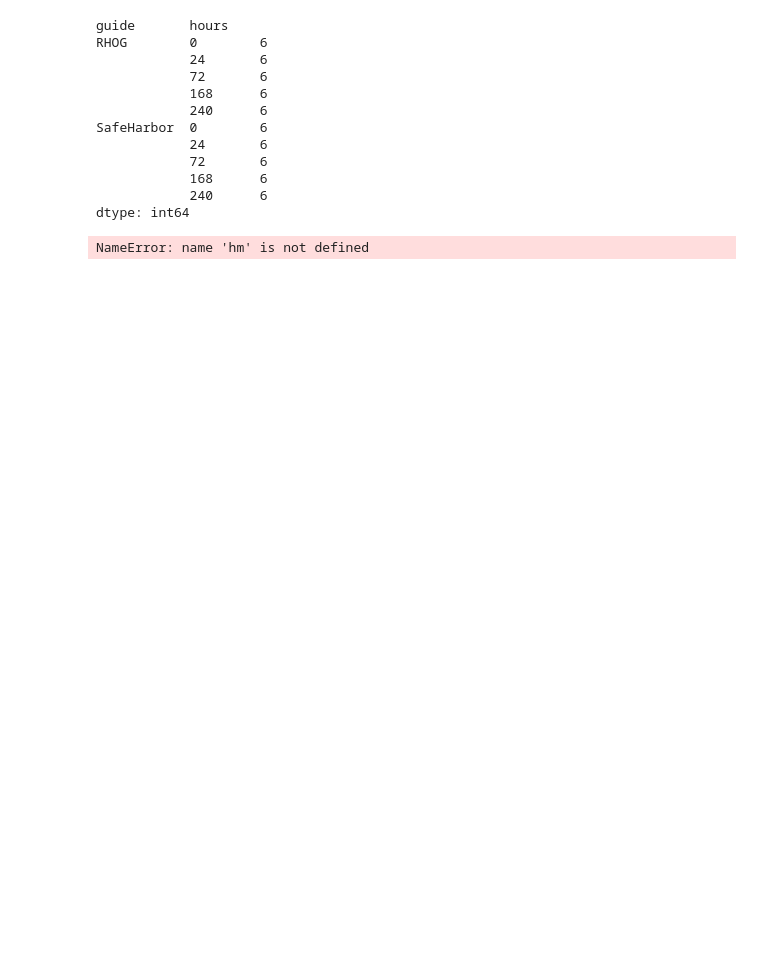
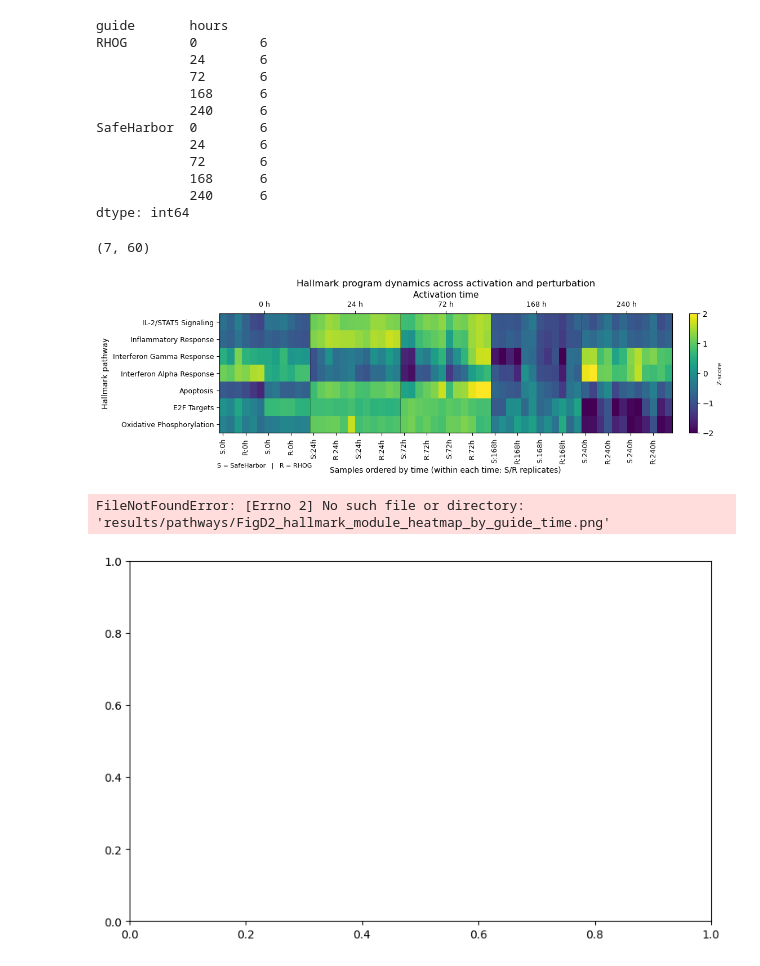
Before and after one commit to AnaBioAI/crispr_carT_AI_analysis, a Jupyter notebook: notebooks/A05_hallmark_pathways/A05_hallmark_heatmap.ipynb, the cells around one changed output. Drawn from its saved outputs; the diff is of its cells as text; code cells hidden in the pictures; blank space fills up the shorter version.

```diff
--- a/notebooks/A05_hallmark_pathways/A05_hallmark_heatmap.ipynb
+++ b/notebooks/A05_hallmark_pathways/A05_hallmark_heatmap.ipynb
@@ -731,6 +744,16 @@ ax.set_title("Hallmark program dynamics across activation and perturbation")
 ax.set_xlabel("Samples ordered by time (within each time: S/R replicates)")
 ax.set_ylabel("Hallmark pathway")
 
+
+
+# Ensure sample IDs are strings (match metadata index)
+hm.columns = hm.columns.astype(str)
+metadata.index = metadata.index.astype(str)
+
+# Align columns to metadata (drop anything missing)
+hm = hm.loc[:, hm.columns.intersection(metadata.index)]
+print(hm.shape)
+
 # move the S/R note so it doesn't collide with tick labels
 ax.text(
     0.1, -0.25,
@@ -759,34 +782,37 @@ fig.subplots_adjust(
     bottom=0.35, # rotated x labels + S/R note
     top=0.88     # title + top time axis
 )
 fig.subplots_adjust(
     left=0.25,
     right=0.92,   # leave space for colorbar
     bottom=0.35,
     top=0.88
 )
 
 plt.show()
 
 fig, ax = plt.subplots(figsize=(8, 6))
 
 # -----------------------------
 # Save figure (publication quality)
 # -----------------------------
 fig.tight_layout(rect=[0, 0.15, 1, 1])
 
 # ✅ SAVE *THIS* FIGURE
 fig.savefig(
     "results/pathways/FigD2_hallmark_module_heatmap_by_guide_time.png",
     dpi=300,
     bbox_inches="tight",
     facecolor="white"
 )
 
 plt.show()
 plt.close(fig)
 # %% [output]
-NameError: name 'hm' is not defined
+(7, 60)
+[figure, added]
+FileNotFoundError: [Errno 2] No such file or directory: 'results/pathways/FigD2_hallmark_module_heatmap_by_guide_time.png'
+[figure, added]
 # %%
 fig, ax = plt.subplots(figsize=(12, 4))
 
```
Also changed, not shown: parts of 6 cells of this notebook, 17 other files.
